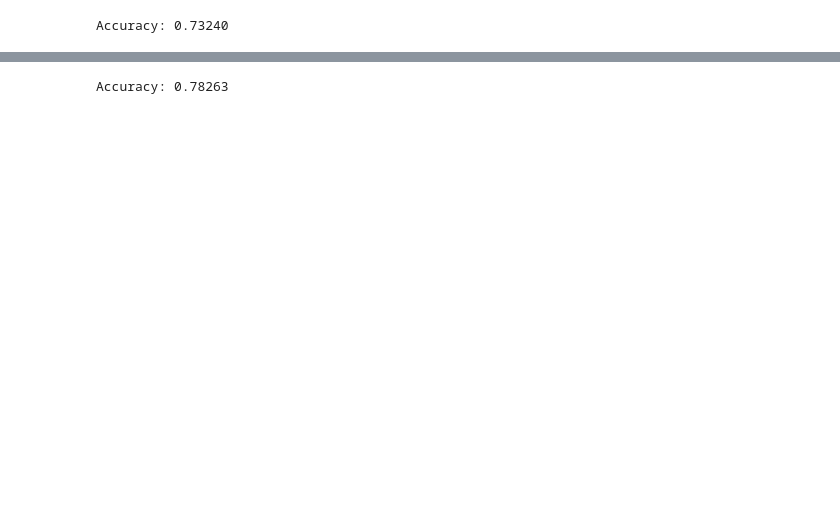
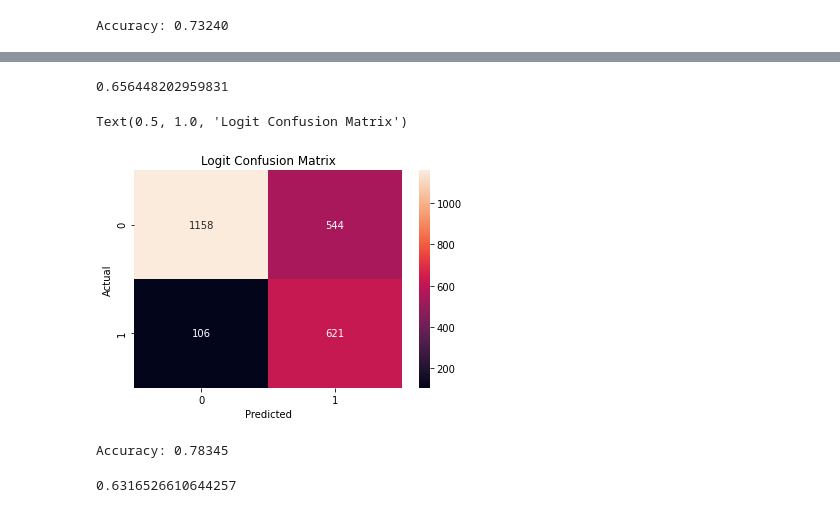
Before and after one commit to sid-jaiswal/CIS-Senior-Thesis, a Jupyter notebook: Compiled Data.ipynb, the cells around one changed output, grey strips where cells are left out. Saved outputs shown, nothing was run; the diff lists cells and outputs as text; code cells hidden in the pictures; blank space fills up the shorter version.

```diff
--- a/Compiled Data.ipynb
+++ b/Compiled Data.ipynb
@@ -338,3 +387,16 @@ Accuracy: 0.73240
+# %%
+print(metrics.f1_score(y_test, y_pred))
+# %% [output]
+0.656448202959831
+# %%
+sns.heatmap(metrics.confusion_matrix(y_test, y_pred), annot=True, fmt='g')
+
+plt.xlabel('Predicted')
+plt.ylabel('Actual');
+plt.title('Logit Confusion Matrix')
+# %% [output]
+Text(0.5, 1.0, 'Logit Confusion Matrix')
+[figure, added]
 # %%
 from sklearn.ensemble import RandomForestClassifier
 
@@ -351,9 +413,15 @@ clfX_train, clfX_test, clfy_train, clfy_test = train_test_split(clf_X, clf_y, te
 
 clf.fit(clfX_train,clfy_train)
 y_pred_clf = clf.predict(clfX_test)
-print('Accuracy: {:.5f}'.format(metrics.accuracy_score(clfy_test, y_pred_clf)))
+clf_accuracy = metrics.accuracy_score(clfy_test, y_pred_clf)
+print('Accuracy: {:.5f}'.format(clf_accuracy))
 
-data_ps_clf = clfX_test.assign(propensity_score=clf.predict_proba(clfX_test)[:, 1])
+data_ps_clf = clfX_test.assign(propensity_score=clf.predict_proba(clfX_test)[:, 1],vote_2020=clfy_test)
+data_ps_clf = data_ps_clf.reset_index()
 scores_clf = data_ps_clf['propensity_score'].to_list()
 # %% [output]
-Accuracy: 0.78263
+Accuracy: 0.78345
+# %%
+print(metrics.f1_score(clfy_test, y_pred_clf))
+# %% [output]
+0.6316526610644257
```
Also changed, not shown: parts of 17 cells of this notebook.
